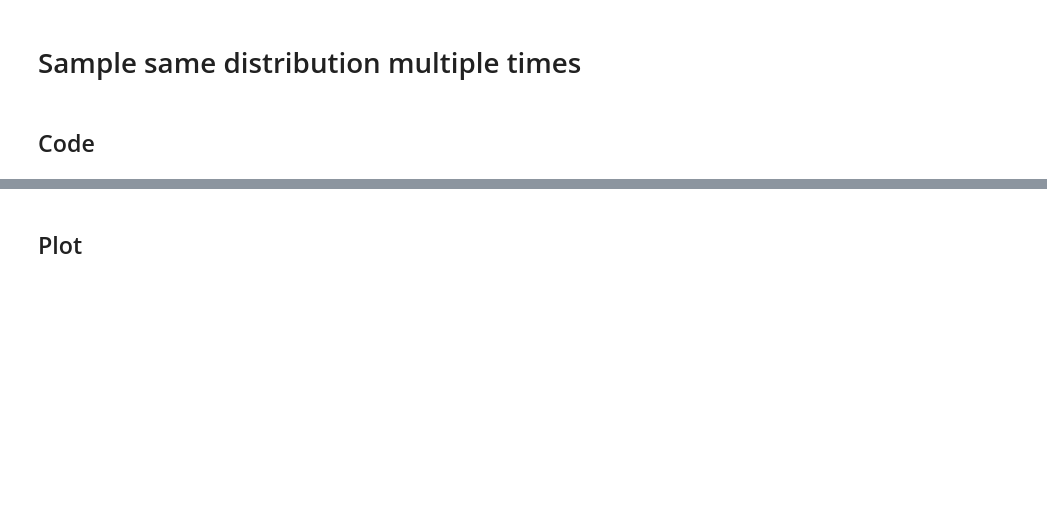
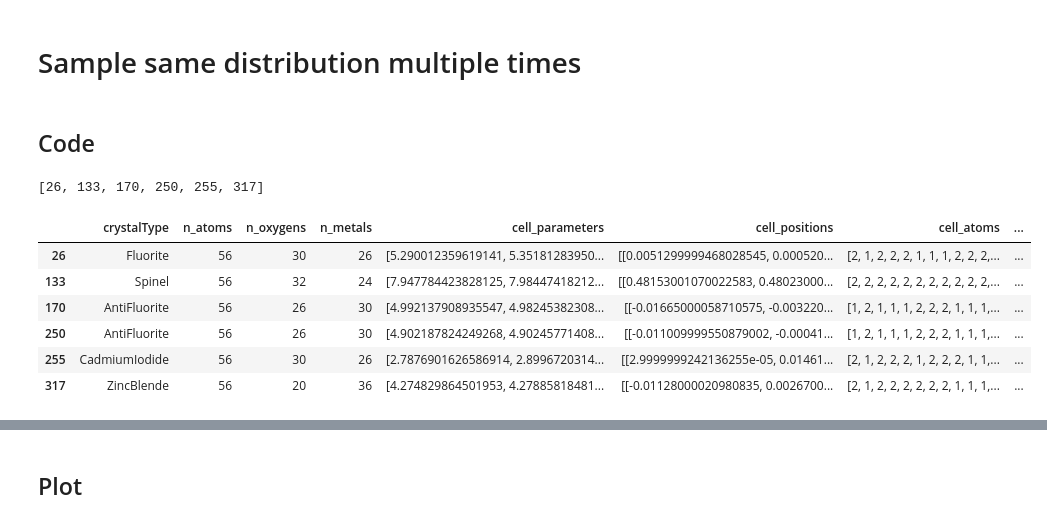
Before and after one commit to UlrikFriisJensen/ToSCA, a Jupyter notebook: plotting_notebook.ipynb, the cells around one changed output, grey strips where cells are left out. Cells and saved outputs as stored; diff of their text form; code cells hidden in the pictures; blank space fills up the shorter version.

```diff
--- a/plotting_notebook.ipynb
+++ b/plotting_notebook.ipynb
@@ -1087,6 +1084,26 @@ plt.savefig(f'{setup_json["model_root"]}{setup_json["experiment_name"]}/paper_fi
 # Sample same distribution multiple times
 # %% [markdown]
 ## Code
+# %%
+# Find index of rows containing 26 in the true_cell_atoms column
+atomic_number_of_interest = 29
+index_list = []
+for i, row in df_rec.iterrows():
+    if atomic_number_of_interest in row['true_cell_atoms']:
+        index_list.append(i)
+index_list
+# %% [output]
+[26, 133, 170, 250, 255, 317]
+# %%
+df_rec.iloc[index_list]
+# %% [output]
+|  | crystalType | n_atoms | n_oxygens | n_metals | cell_parameters | cell_positions | cell_atoms | ... |
+| 26 | Fluorite | 56 | 30 | 26 | [5.290012359619141, 5.35181283950... | [[0.0051299999468028545, 0.000520... | [2, 1, 2, 2, 2, 1, 1, 1, 2, 2, 2,... | ... |
+| 133 | Spinel | 56 | 32 | 24 | [7.947784423828125, 7.98447418212... | [[0.48153001070022583, 0.48023000... | [2, 2, 2, 2, 2, 2, 2, 2, 2, 2, 2,... | ... |
+| 170 | AntiFluorite | 56 | 26 | 30 | [4.992137908935547, 4.98245382308... | [[-0.01665000058710575, -0.003220... | [1, 2, 1, 1, 1, 2, 2, 2, 1, 1, 1,... | ... |
+| 250 | AntiFluorite | 56 | 26 | 30 | [4.902187824249268, 4.90245771408... | [[-0.011009999550879002, -0.00041... | [1, 2, 1, 1, 1, 2, 2, 2, 1, 1, 1,... | ... |
+| 255 | CadmiumIodide | 56 | 30 | 26 | [2.7876901626586914, 2.8996720314... | [[2.9999999242136255e-05, 0.01461... | [2, 1, 2, 2, 2, 1, 2, 2, 2, 1, 1,... | ... |
+| 317 | ZincBlende | 56 | 20 | 36 | [4.274829864501953, 4.27885818481... | [[-0.01128000020980835, 0.0026700... | [2, 1, 2, 2, 2, 2, 2, 2, 1, 1, 1,... | ... |
 # %%
 # Number of samples to generate
 n_samples = 10
```
Also changed, not shown: parts of 12 cells of this notebook, 1 other file.
